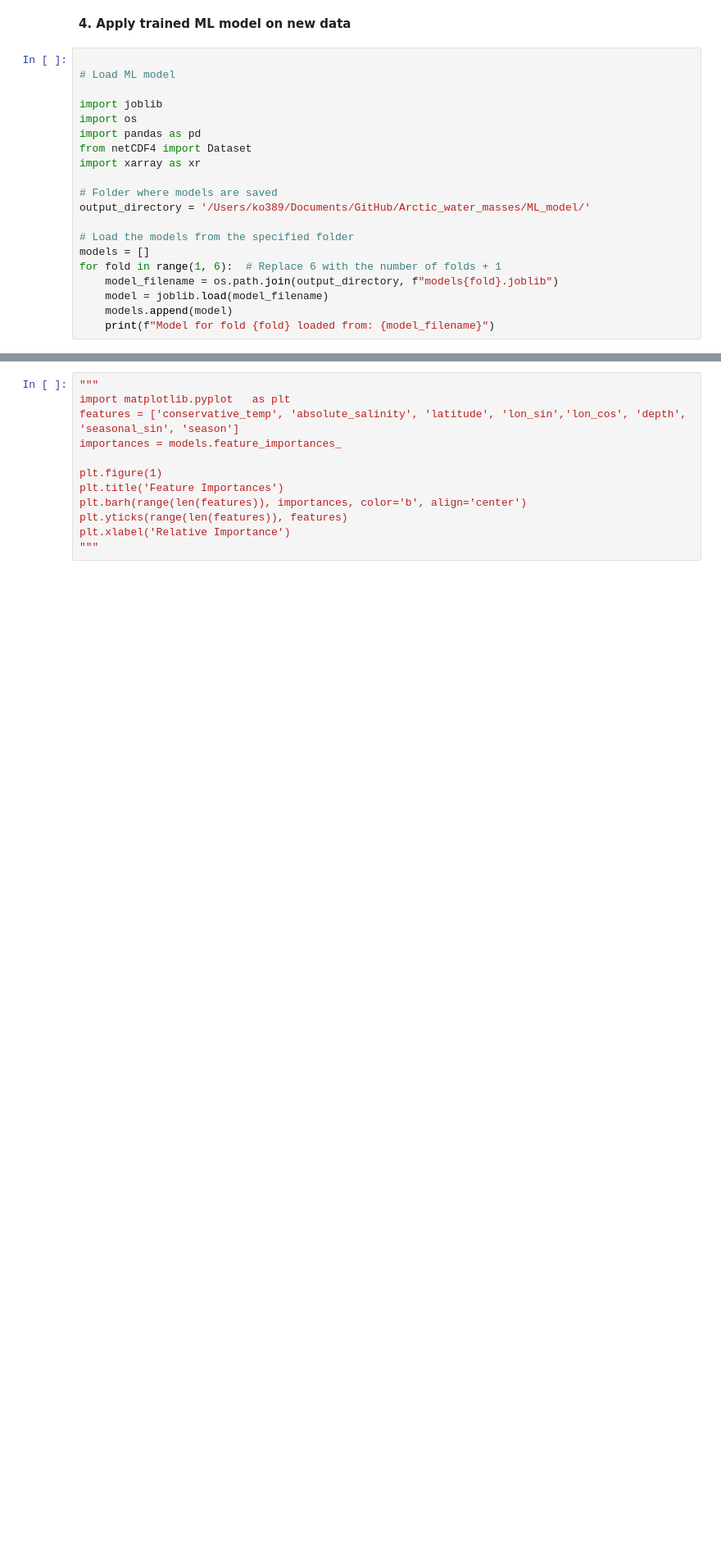
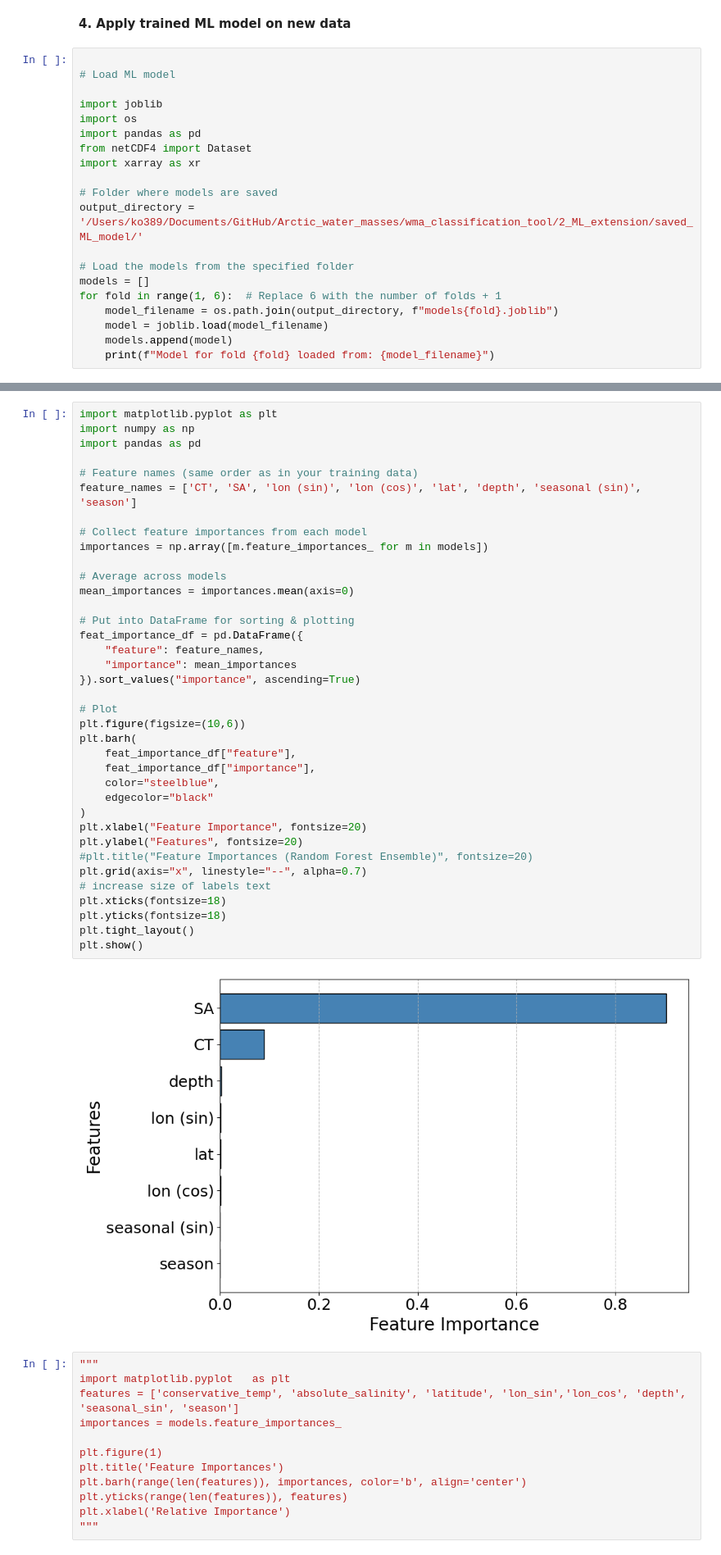
Before and after one commit to KateOglethorpe/WMA_classification, a Jupyter notebook: wma_classification_tool/2_ML_extension/ML_extension.ipynb, the cells around one changed output, grey strips where cells are left out. Shown at 82% size. Saved outputs shown, nothing was run; the diff lists cells and outputs as text; blank space fills up the shorter version.

```diff
--- a/wma_classification_tool/2_ML_extension/ML_extension.ipynb
+++ b/wma_classification_tool/2_ML_extension/ML_extension.ipynb
@@ -209,7 +209,7 @@ from netCDF4 import Dataset
 import xarray as xr
 
 # Folder where models are saved
-output_directory = '/Users/ko389/Documents/GitHub/Arctic_water_masses/ML_model/'
+output_directory = '/Users/ko389/Documents/GitHub/Arctic_water_masses/wma_classification_tool/2_ML_extension/saved_ML_model/'
 
 # Load the models from the specified folder
 models = []
@@ -227,3 +227,42 @@ Model for fold 5 loaded from: /Users/ko389/Documents/GitHub/Arctic_water_masses/
+# %%
+import matplotlib.pyplot as plt
+import numpy as np
+import pandas as pd
+
+# Feature names (same order as in your training data)
+feature_names = ['CT', 'SA', 'lon (sin)', 'lon (cos)', 'lat', 'depth', 'seasonal (sin)', 'season']
+
+# Collect feature importances from each model
+importances = np.array([m.feature_importances_ for m in models])
+
+# Average across models
+mean_importances = importances.mean(axis=0)
+
+# Put into DataFrame for sorting & plotting
+feat_importance_df = pd.DataFrame({
+    "feature": feature_names,
+    "importance": mean_importances
+}).sort_values("importance", ascending=True)
+
+# Plot
+plt.figure(figsize=(10,6))
+plt.barh(
+    feat_importance_df["feature"],
+    feat_importance_df["importance"],
+    color="steelblue",
+    edgecolor="black"
+)
+plt.xlabel("Feature Importance", fontsize=20)
+plt.ylabel("Features", fontsize=20)
+#plt.title("Feature Importances (Random Forest Ensemble)", fontsize=20)
+plt.grid(axis="x", linestyle="--", alpha=0.7)
+# increase size of labels text
+plt.xticks(fontsize=18)
+plt.yticks(fontsize=18)
+plt.tight_layout()
+plt.show()
+# %% [output]
+[figure, added]
 # %%
 """
 import matplotlib.pyplot   as plt
```
Also changed, not shown: parts of 2 cells of this notebook, 4 other files.
